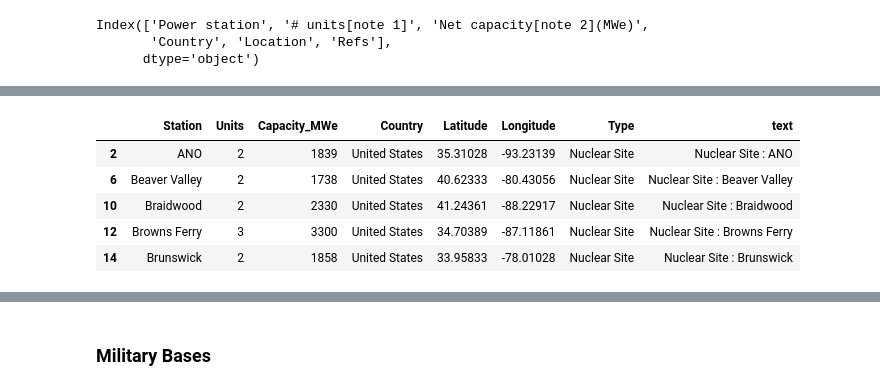
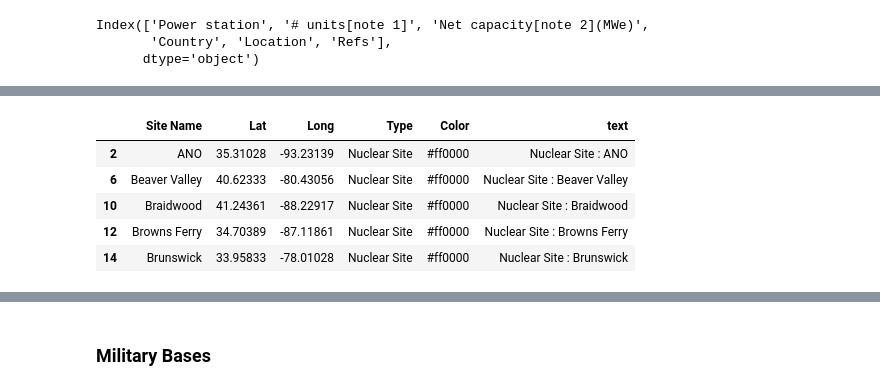
Before and after one commit to seankda/ETL-Aliens, a Jupyter notebook: Combined Notebooks.ipynb, the cells around one changed output, grey strips where cells are left out. Cells and saved outputs as stored; diff of their text form; code cells hidden in the pictures.

```diff
--- a/Combined Notebooks.ipynb
+++ b/Combined Notebooks.ipynb
@@ -465,10 +465,10 @@ us = df[df["Country"] == "United States"]
 # Add column "Type" with the type of point name
 us_copy = us.copy()
 
-us_copy['Type'] = 'Nuclear Site'
+us['Type'] = 'Nuclear Site'
 us['Color'] = '#ff0000'
 # Add column "text" with a descrition of the point for plottin in plotly
-us_copy['text'] = us_copy['Type'].astype(str) + ' : ' + us_copy['Station'].astype(str)
+us['text'] = us['Type'].astype(str) + ' : ' + us['Station'].astype(str)
 # %% [output]
 A value is trying to be set on a copy of a slice from a DataFrame.
 Try using .loc[row_indexer,col_indexer] = value instead
@@ -479,11 +493,11 @@ us.drop(columns =["Units","Capacity_MWe","Country"], inplace = True)
 # %%
 us.rename(columns={"Station": "Site Name","Latitude": "Lat", "Longitude": "Long"}, inplace=True)
 # %%
-us_copy.head()
+us.head()
 # %% [output]
-|  | Station | Units | Capacity_MWe | Country | Latitude | Longitude | Type | text |
-| 2 | ANO | 2 | 1839 | United States | 35.31028 | -93.23139 | Nuclear Site | Nuclear Site : ANO |
-| 6 | Beaver Valley | 2 | 1738 | United States | 40.62333 | -80.43056 | Nuclear Site | Nuclear Site : Beaver Valley |
-| 10 | Braidwood | 2 | 2330 | United States | 41.24361 | -88.22917 | Nuclear Site | Nuclear Site : Braidwood |
-| 12 | Browns Ferry | 3 | 3300 | United States | 34.70389 | -87.11861 | Nuclear Site | Nuclear Site : Browns Ferry |
-| 14 | Brunswick | 2 | 1858 | United States | 33.95833 | -78.01028 | Nuclear Site | Nuclear Site : Brunswick |
+|  | Site Name | Lat | Long | Type | Color | text |
+| 2 | ANO | 35.31028 | -93.23139 | Nuclear Site | #ff0000 | Nuclear Site : ANO |
+| 6 | Beaver Valley | 40.62333 | -80.43056 | Nuclear Site | #ff0000 | Nuclear Site : Beaver Valley |
+| 10 | Braidwood | 41.24361 | -88.22917 | Nuclear Site | #ff0000 | Nuclear Site : Braidwood |
+| 12 | Browns Ferry | 34.70389 | -87.11861 | Nuclear Site | #ff0000 | Nuclear Site : Browns Ferry |
+| 14 | Brunswick | 33.95833 | -78.01028 | Nuclear Site | #ff0000 | Nuclear Site : Brunswick |
```
Also changed, not shown: parts of 5 cells of this notebook, 2 other files.
